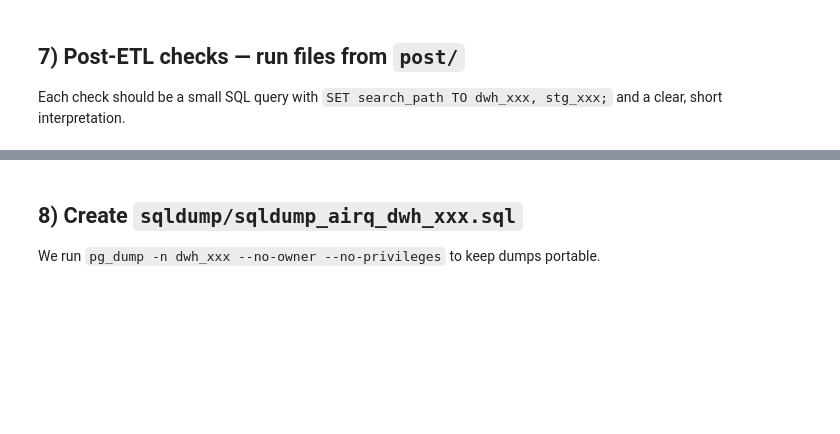
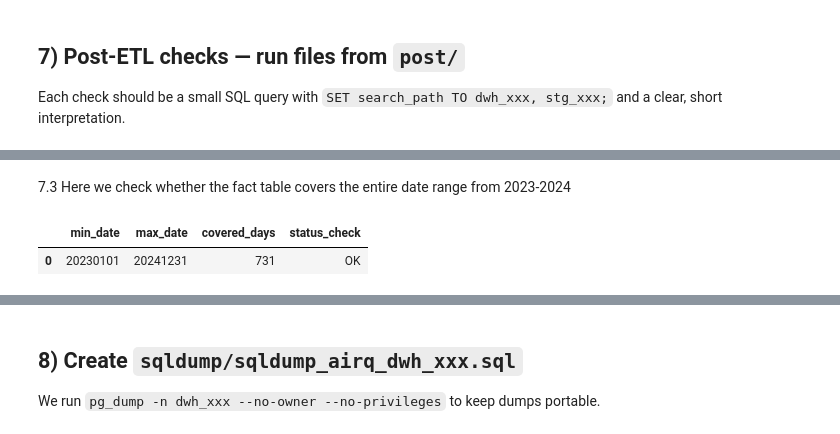
Before and after one commit to timg4/BusinessIntelligence, a Jupyter notebook: AirQ_Part1_061.ipynb, the cells around one changed output, grey strips where cells are left out. Saved outputs shown, nothing was run; the diff lists cells and outputs as text; code cells hidden in the pictures; blank space fills up the shorter version.

```diff
--- a/AirQ_Part1_061.ipynb
+++ b/AirQ_Part1_061.ipynb
@@ -359,0 +364,8 @@ display(df)
+# %% [markdown]
+7.3 Here we check whether the fact table covers the entire date range from 2023-2024
+# %%
+df = run_sqlscript("post/a1_check03_dates.sql", engine=engine, progress=VERBOSE_SQL)
+display(df)
+# %% [output]
+|  | min_date | max_date | covered_days | status_check |
+| 0 | 20230101 | 20241231 | 731 | OK |
```
Also changed, not shown: parts of 12 cells of this notebook, 1 other file.
